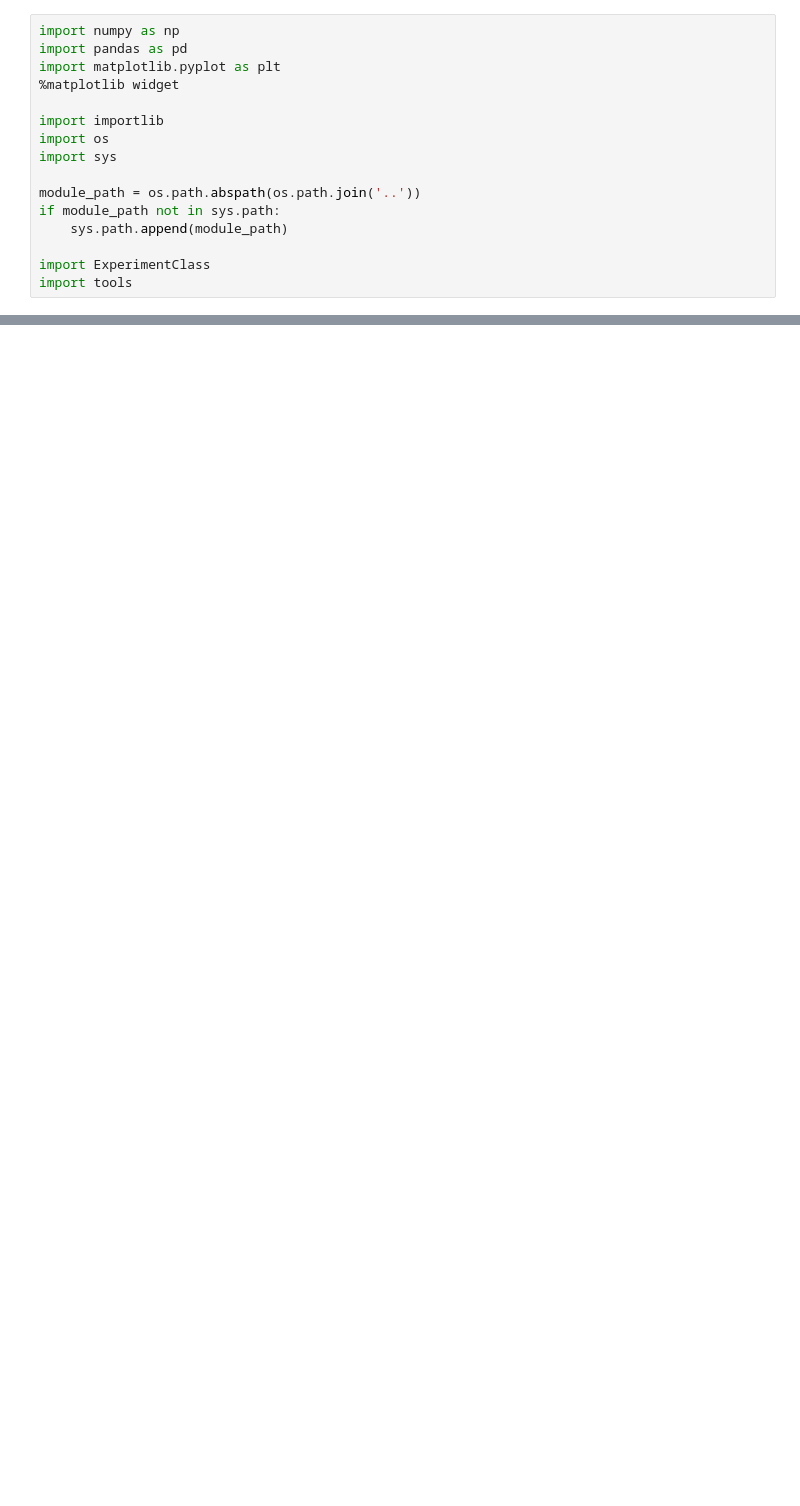
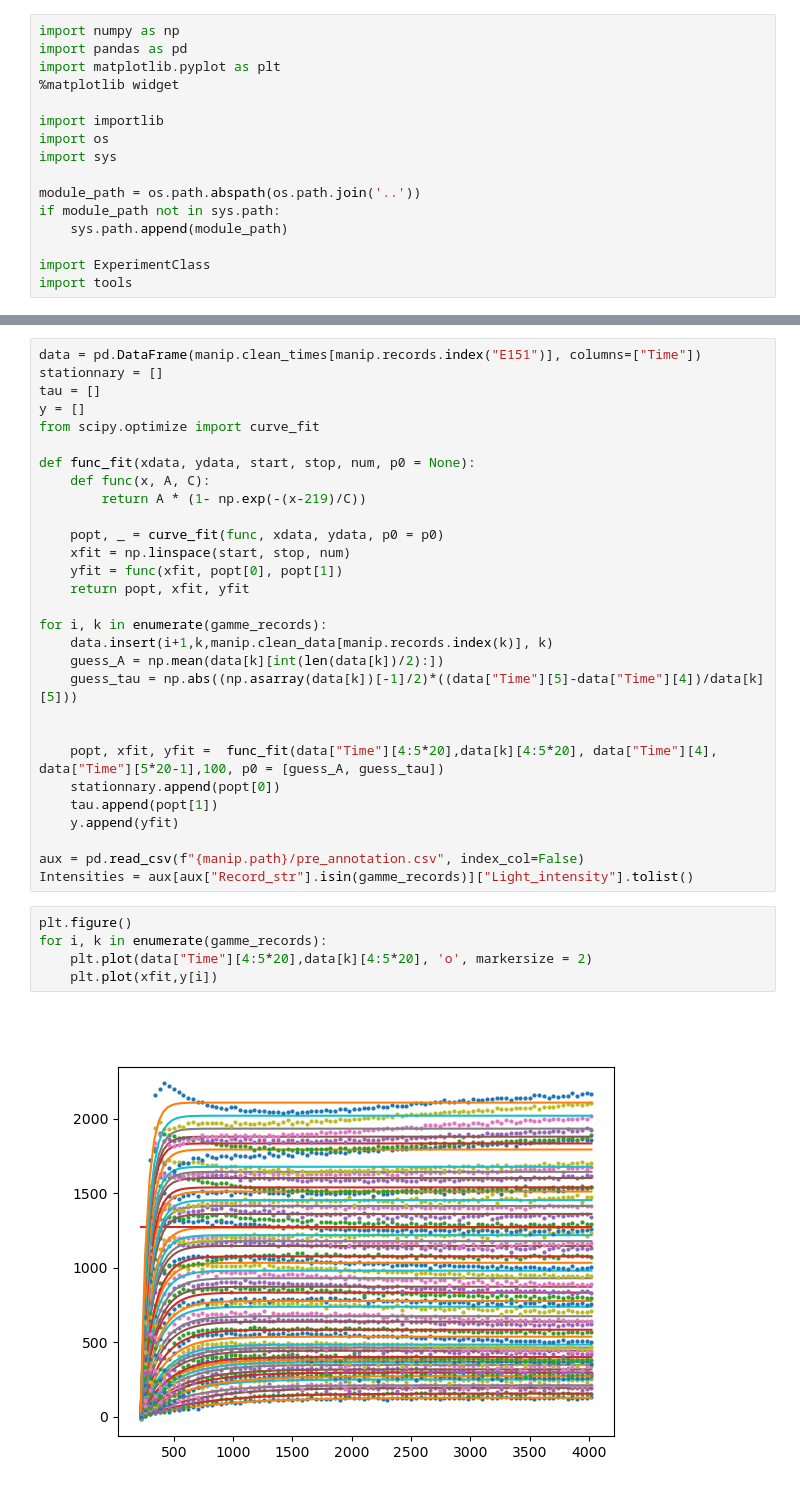
Before and after one commit to orlandomarcelo/DREAM_repo, a Jupyter notebook: Notebooks/test_oxygen.ipynb, the cells around one changed output, grey strips where cells are left out. Saved outputs shown, nothing was run; the diff lists cells and outputs as text; blank space fills up the shorter version.

```diff
--- a/Notebooks/test_oxygen.ipynb
+++ b/Notebooks/test_oxygen.ipynb
@@ -64,0 +31,36 @@ for i in np.arange(55,56+51,1):
+# %%
+data = pd.DataFrame(manip.clean_times[manip.records.index("E151")], columns=["Time"])
+stationnary = []
+tau = []
+y = []
+from scipy.optimize import curve_fit
+
+def func_fit(xdata, ydata, start, stop, num, p0 = None):
+    def func(x, A, C):
+        return A * (1- np.exp(-(x-219)/C))
+
+    popt, _ = curve_fit(func, xdata, ydata, p0 = p0)
+    xfit = np.linspace(start, stop, num)
+    yfit = func(xfit, popt[0], popt[1])
+    return popt, xfit, yfit
+
+for i, k in enumerate(gamme_records):
+    data.insert(i+1,k,manip.clean_data[manip.records.index(k)], k)
+    guess_A = np.mean(data[k][int(len(data[k])/2):])
+    guess_tau = np.abs((np.asarray(data[k])[-1]/2)*((data["Time"][5]-data["Time"][4])/data[k][5]))
+
+
+    popt, xfit, yfit =  func_fit(data["Time"][4:5*20],data[k][4:5*20], data["Time"][4], data["Time"][5*20-1],100, p0 = [guess_A, guess_tau])
+    stationnary.append(popt[0])
+    tau.append(popt[1])
+    y.append(yfit)
+
+aux = pd.read_csv(f"{manip.path}/pre_annotation.csv", index_col=False)
+Intensities = aux[aux["Record_str"].isin(gamme_records)]["Light_intensity"].tolist()
+# %%
+plt.figure()
+for i, k in enumerate(gamme_records):
+    plt.plot(data["Time"][4:5*20],data[k][4:5*20], 'o', markersize = 2)
+    plt.plot(xfit,y[i])
+# %% [output]
+[figure, added]
```
Also changed, not shown: parts of 10 cells of this notebook.
